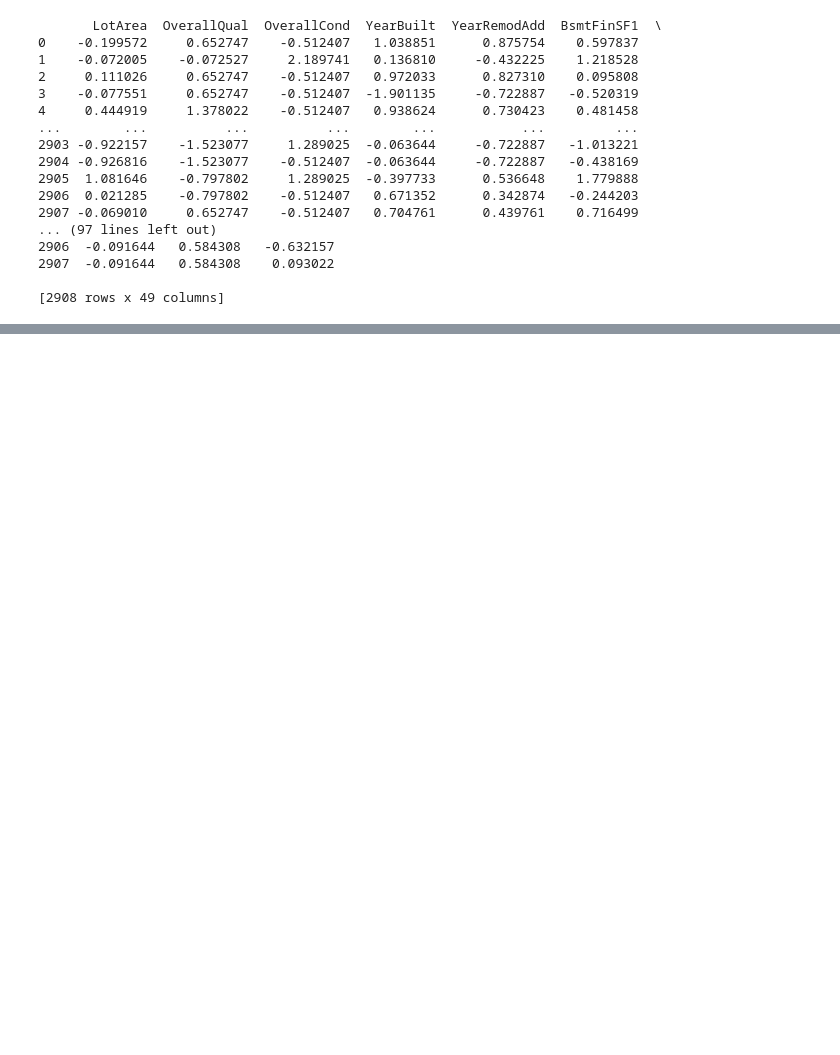
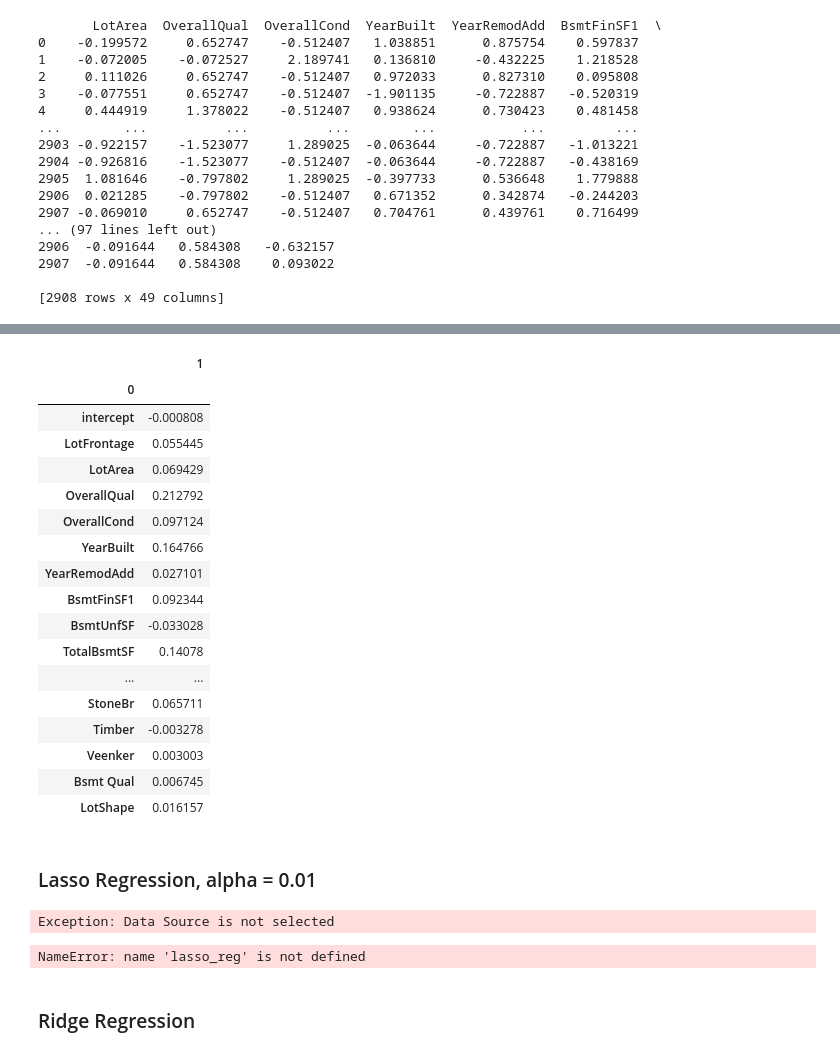
Before and after one commit to kanishsharma/rsm338, a Jupyter notebook: Project 1 - Iowa House Price/Iowa Housing Code.ipynb, the cells around one changed output, grey strips where cells are left out. Saved outputs shown, nothing was run; the diff lists cells and outputs as text; code cells hidden in the pictures; blank space fills up the shorter version.

```diff
--- a/Project 1 - Iowa House Price/Iowa Housing Code.ipynb
+++ b/Project 1 - Iowa House Price/Iowa Housing Code.ipynb
@@ -294,0 +419,8 @@ print(data_a)
+# %%
+train = data_b.iloc[:1800]
+validation = data_b.iloc[1800:2400]
+test = data_b.iloc[2400:2908]
+
+X_train = train.drop('Sale Price', axis=1)
+X_val = validation.drop('Sale Price', axis=1)
+Y_train, Y_val = train[['Sale Price']], validation[['Sale Price']]
@@ -294,0 +450,58 @@ print(data_a)
+# %%
+coeffs = pd.DataFrame(
+    [
+        ['intercept'] + list(X_train.columns),
+        list(linear_reg.intercept_) + list(linear_reg.coef_[0])
+    ]
+).transpose().set_index(0)
+coeffs
+# %% [output]
+|  | 1 |
+| 0 |  |
+| intercept | -0.000808 |
+| LotFrontage | 0.055445 |
+| LotArea | 0.069429 |
+| OverallQual | 0.212792 |
+| OverallCond | 0.097124 |
+| YearBuilt | 0.164766 |
+| YearRemodAdd | 0.027101 |
+| BsmtFinSF1 | 0.092344 |
+| BsmtUnfSF | -0.033028 |
+| TotalBsmtSF | 0.14078 |
+| ... | ... |
+| StoneBr | 0.065711 |
+| Timber | -0.003278 |
+| Veenker | 0.003003 |
+| Bsmt Qual | 0.006745 |
+| LotShape | 0.016157 |
+# %% [markdown]
+### Lasso Regression, alpha = 0.01
+# %%
+%%sql
+lasso_reg = Lasso(alpha(0.01))
+lasso_reg.fit(X_train, Y_train)
+
+          coeffs = pd.DataFrame(
+    [
+        ['intercept'] + list(X_train.columns),
+        list(lasso_reg.intercept_) + list(lasso_reg.coef_[0])
+    ]
+).transpose().set_index(0)
+coeffs
+# %% [output]
+Exception: Data Source is not selected
+# %%
+prediction = lasso_reg.predict(X_train)
+mse = mse(Y_train, prediction)
+print("MSE: "+ str(mse))
+print("RMSE: " + str(np.sqrt(mse)))
+print("MAE: " + str(mean_absolute_error(Y_train, prediction)))
+prediction1 = lasso_reg.predict(X_val)
+mse1 = mse(Y_train, prediction)
+print(mse1)
+print("RMSE: " + str(np.sqrt(mse1)))
+print("MAE: " + str(mean_absolute_error(Y_train, prediction)))
+# %% [output]
+NameError: name 'lasso_reg' is not defined
+# %% [markdown]
+### Ridge Regression
```
Also changed, not shown: parts of 14 cells of this notebook.
